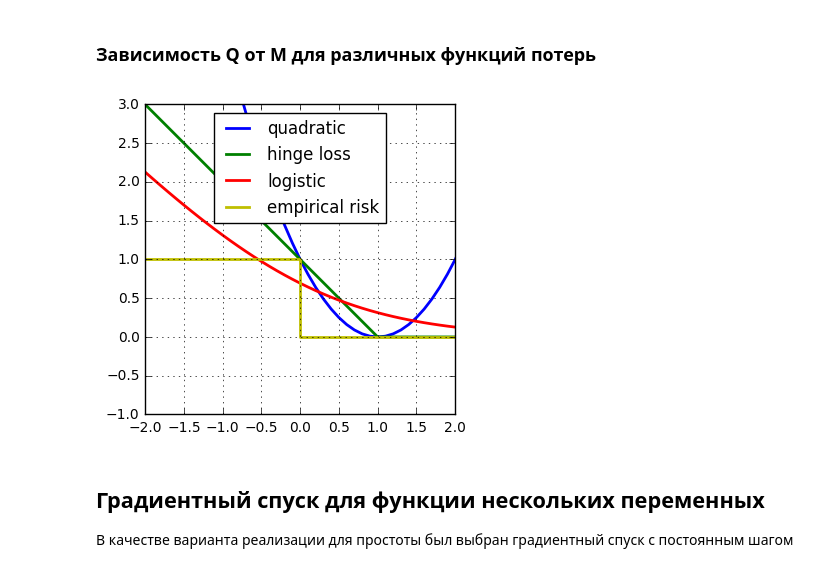
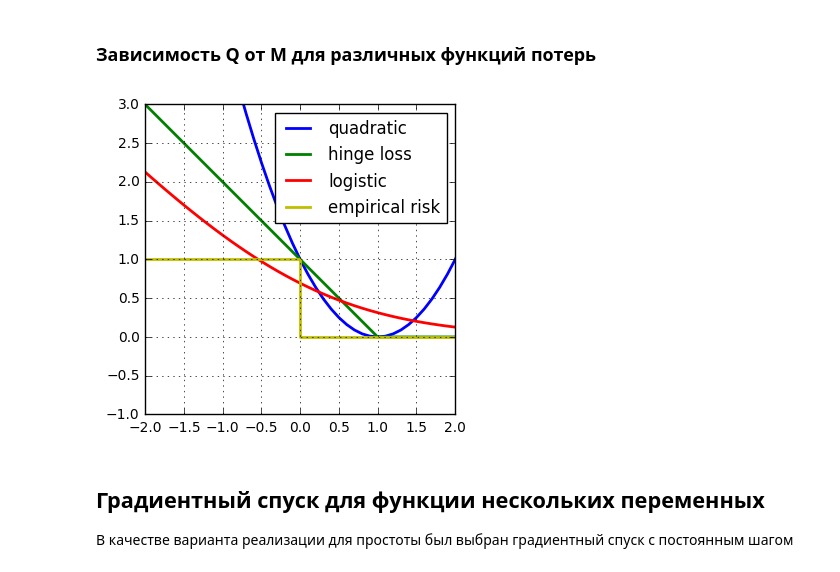
Before and after one commit to v-sopov/renju, a Jupyter notebook: first_lab.ipynb, the cells around one changed output. Saved outputs shown, nothing was run; the diff lists cells and outputs as text; code cells hidden in the pictures.

```diff
--- a/first_lab.ipynb
+++ b/first_lab.ipynb
@@ -171,21 +172,21 @@ $\mathbb{P}\{y=1|x\} = \sigma(wx+b)$, где $\sigma(z) = \frac{1}{1 + \exp(-z)}
 # %%
 x = [x/10 for x in range(-30, 30)]
 y_quad = [(i-1)**2 for i in x]
 y_svm = [max(0, 1-i) for i in x]
 y_logistic = [math.log(1 + math.exp(-i)) for i in x]
 plt.hold(True)
 plt.plot(x, y_quad, 'b', label='quadratic', linewidth=2)
 plt.plot(x, y_svm, 'g', label='hinge loss', linewidth=2)
 plt.plot(x, y_logistic, 'r', label='logistic', linewidth=2)
 plt.plot([-2, 0, 0, 3], [1, 1, 0, 0], 'y', label='empirical risk', linewidth=2)
-plt.legend(loc='upper center')
+plt.legend(loc='upper right')
 plt.hold(False)
 plt.axis([-2, 2, -1, 3])
 plt.grid()
 plt.axes().set_aspect('equal', adjustable='box')
 plt.show()
 # %% [output]
-[figure, old version]
+[figure, new version]
 # %% [markdown]
 ## Градиентный спуск для функции нескольких переменных
 В качестве варианта реализации для простоты был выбран градиентный спуск с постоянным шагом
```
Also changed, not shown: parts of 16 cells of this notebook, 1 other file.
